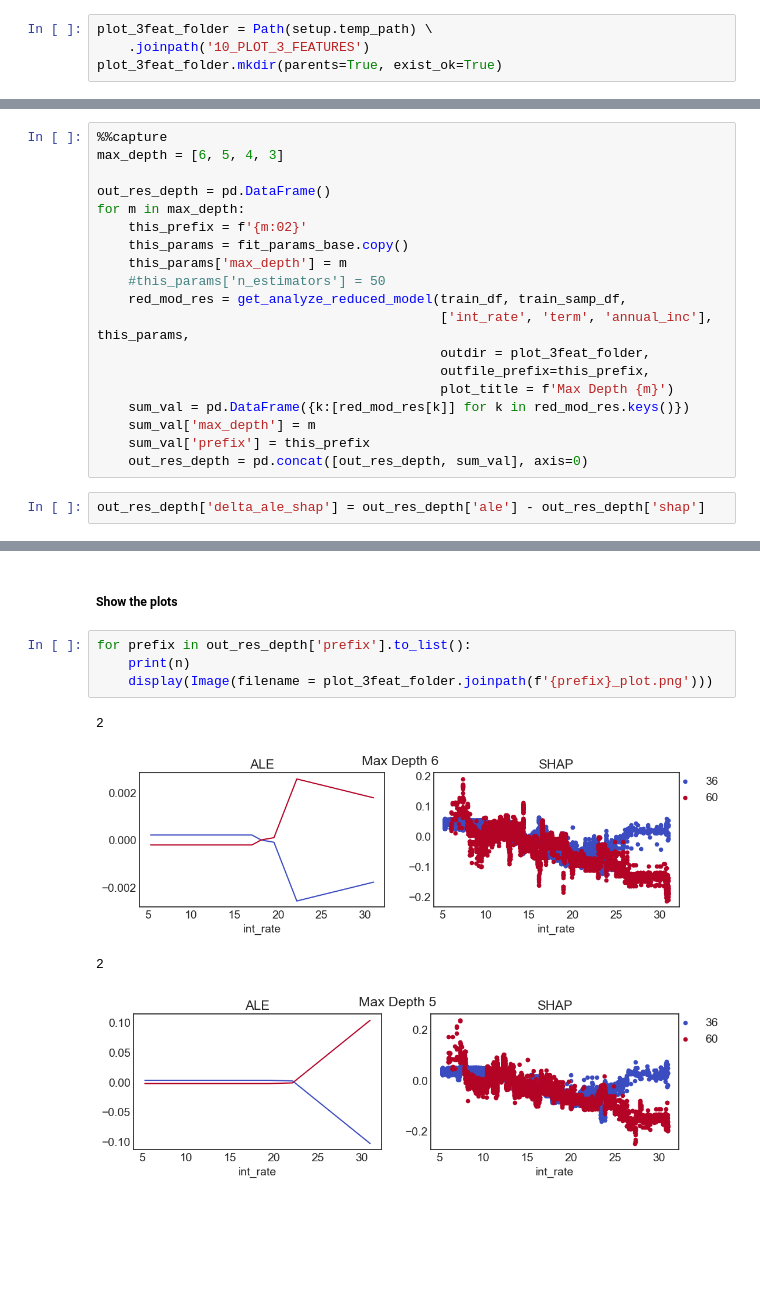
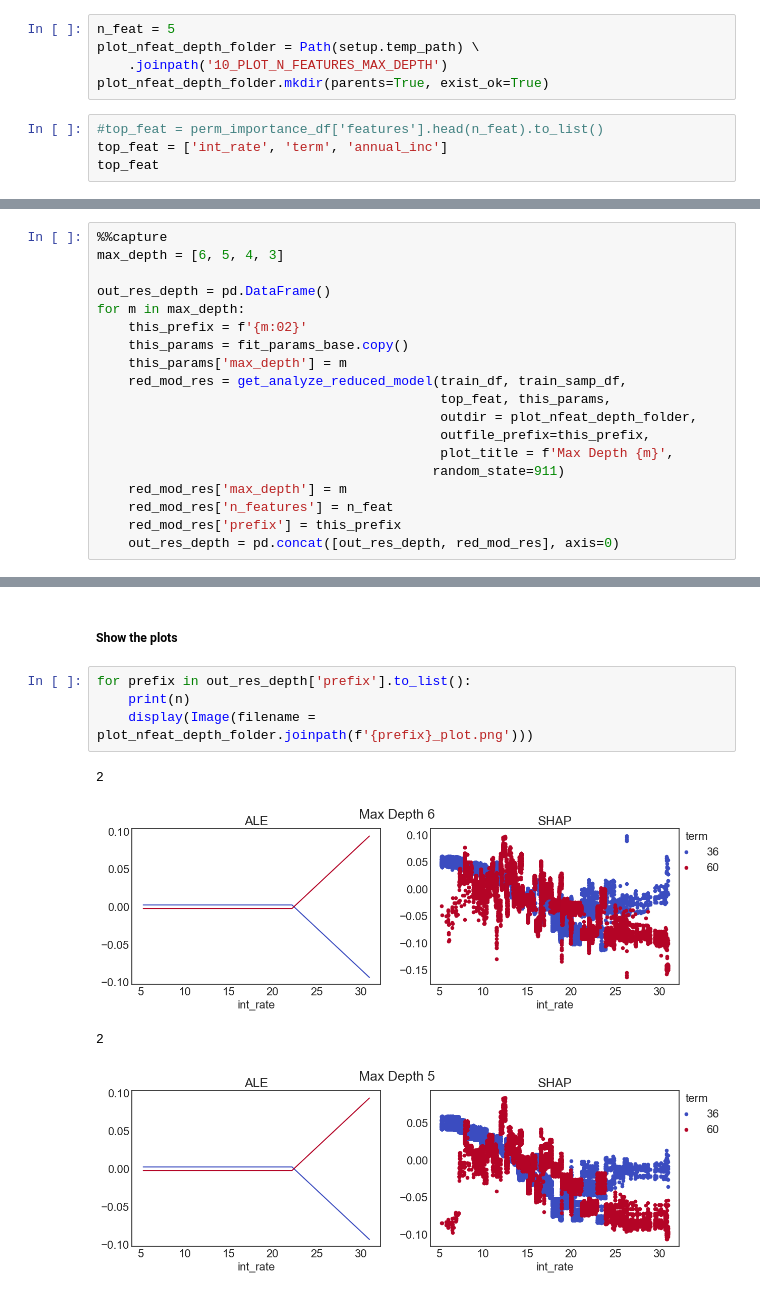
Before and after one commit to vla6/Blog_interactions, a Jupyter notebook: 10_int_term_feat_red.ipynb, the cells around one changed output, grey strips where cells are left out. Saved outputs shown, nothing was run; the diff lists cells and outputs as text; blank space fills up the shorter version.

```diff
--- a/10_int_term_feat_red.ipynb
+++ b/10_int_term_feat_red.ipynb
@@ -246,6 +245,11 @@ Here I create models using annual income with interest rate and term, and reduce
 # %% [markdown]
 ##### Create a folder to hold multiple plots / datasets
 # %%
-plot_3feat_folder = Path(setup.temp_path) \
-    .joinpath('10_PLOT_3_FEATURES')
-plot_3feat_folder.mkdir(parents=True, exist_ok=True)
+n_feat = 5
+plot_nfeat_depth_folder = Path(setup.temp_path) \
+    .joinpath('10_PLOT_N_FEATURES_MAX_DEPTH')
+plot_nfeat_depth_folder.mkdir(parents=True, exist_ok=True)
+# %%
+#top_feat = perm_importance_df['features'].head(n_feat).to_list()
+top_feat = ['int_rate', 'term', 'annual_inc']
+top_feat
@@ -260,18 +266,16 @@ for m in max_depth:
     this_prefix = f'{m:02}'
     this_params = fit_params_base.copy()
     this_params['max_depth'] = m
-    #this_params['n_estimators'] = 50
     red_mod_res = get_analyze_reduced_model(train_df, train_samp_df,
-                                            ['int_rate', 'term', 'annual_inc'], this_params,
-                                            outdir = plot_3feat_folder,
+                                            top_feat, this_params,
+                                            outdir = plot_nfeat_depth_folder,
                                             outfile_prefix=this_prefix,
-                                            plot_title = f'Max Depth {m}')
-    sum_val = pd.DataFrame({k:[red_mod_res[k]] for k in red_mod_res.keys()})
-    sum_val['max_depth'] = m
-    sum_val['prefix'] = this_prefix
-    out_res_depth = pd.concat([out_res_depth, sum_val], axis=0)
+                                            plot_title = f'Max Depth {m}',
+                                           random_state=911)
+    red_mod_res['max_depth'] = m
+    red_mod_res['n_features'] = n_feat
+    red_mod_res['prefix'] = this_prefix
+    out_res_depth = pd.concat([out_res_depth, red_mod_res], axis=0)
-# %%
-out_res_depth['delta_ale_shap'] = out_res_depth['ale'] - out_res_depth['shap']
 # %%
 out_res_depth.to_csv(Path(setup.temp_path).joinpath('10_REPORT_max_depth_loop.csv'), index=False)
 out_res_depth
@@ -286,10 +290,10 @@ out_res_depth
 # %%
 for prefix in out_res_depth['prefix'].to_list():
     print(n)
-    display(Image(filename = plot_3feat_folder.joinpath(f'{prefix}_plot.png')))
+    display(Image(filename = plot_nfeat_depth_folder.joinpath(f'{prefix}_plot.png')))
 # %% [output]
 2
-[figure, old version]
+[figure, new version]
 2
-[figure, old version]
+[figure, new version]
 2
```
Also changed, not shown: parts of 37 cells of this notebook, 9 other files.
